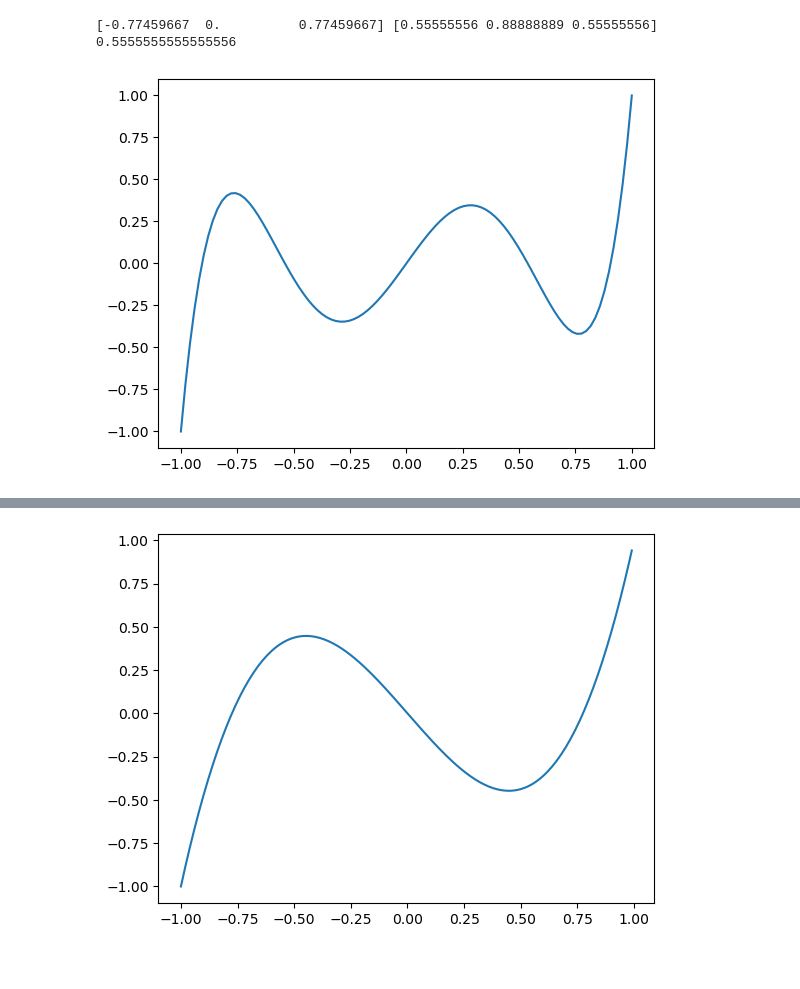
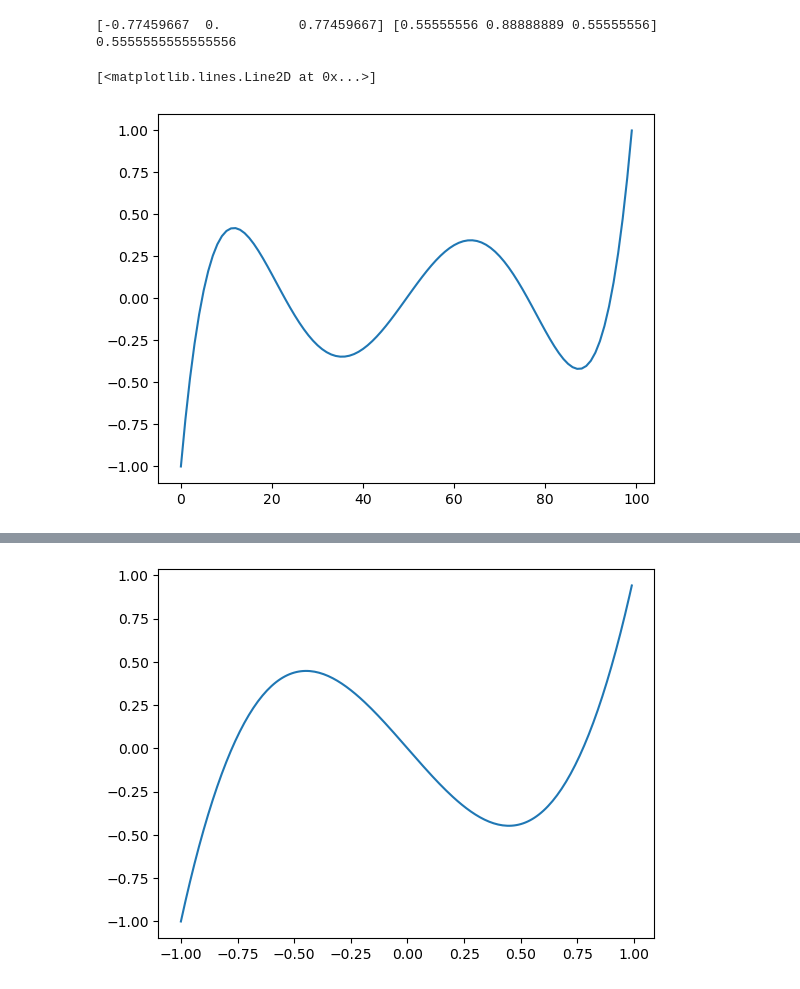
Before and after one commit to Xiaosen9807/FEM, a Jupyter notebook: Question1.ipynb, the cells around one changed output, grey strips where cells are left out. Drawn from its saved outputs; the diff is of its cells as text; code cells hidden in the pictures.

```diff
--- a/Question1.ipynb
+++ b/Question1.ipynb
@@ -217,27 +217,11 @@ print(5/9)
 # %% [output]
 [-0.77459667  0.          0.77459667] [0.55555556 0.88888889 0.55555556]
 0.5555555555555556
-# %%
-x = symbols("x")
-
-
-def P(point):
-  if point == 0:
-      return 1
-  elif point == 1:
-      return x
-  p0 = 1
-  p1 = x
-  for i in range(point - 1):
-      temp = ((2 * i + 3) * x * p1 - (i + 1) * p0) / (i + 2)
-      p0 = p1
-      p1 = temp
-  return p1
-
-
-for i in range(5,6):
-    x_data = np.linspace(-1, 1, 100)
-    P_func=lambdify(x, P(i))
-    plt.plot(x_data, P_func(x_data))
-# %% [output]
-[figure, removed]
+# %%
+
+
+
+plt.plot(Legendre())
+# %% [output]
+[<matplotlib.lines.Line2D at 0x...>]
+[figure, added]
```
Also changed, not shown: parts of 2 cells of this notebook.
